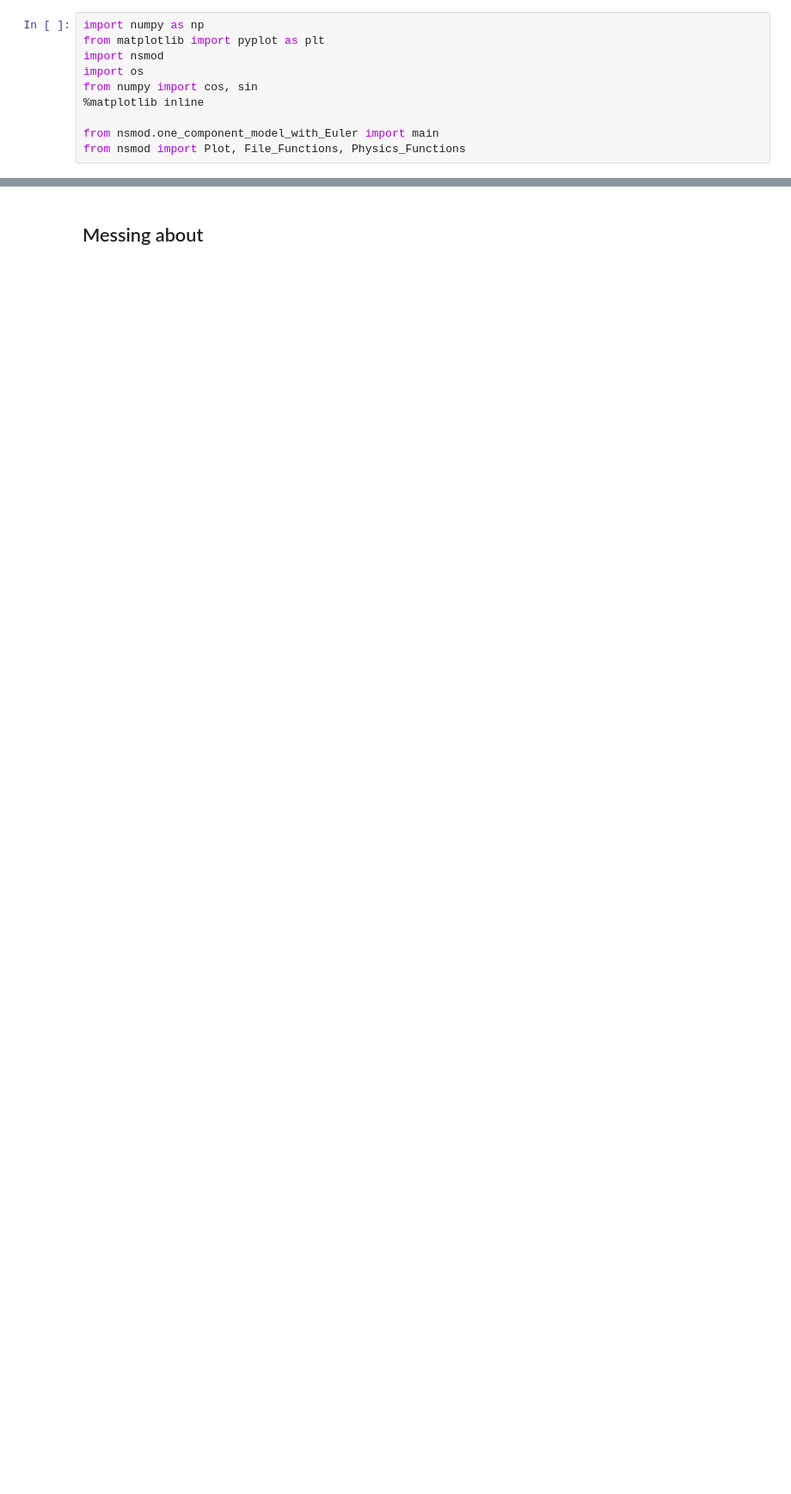
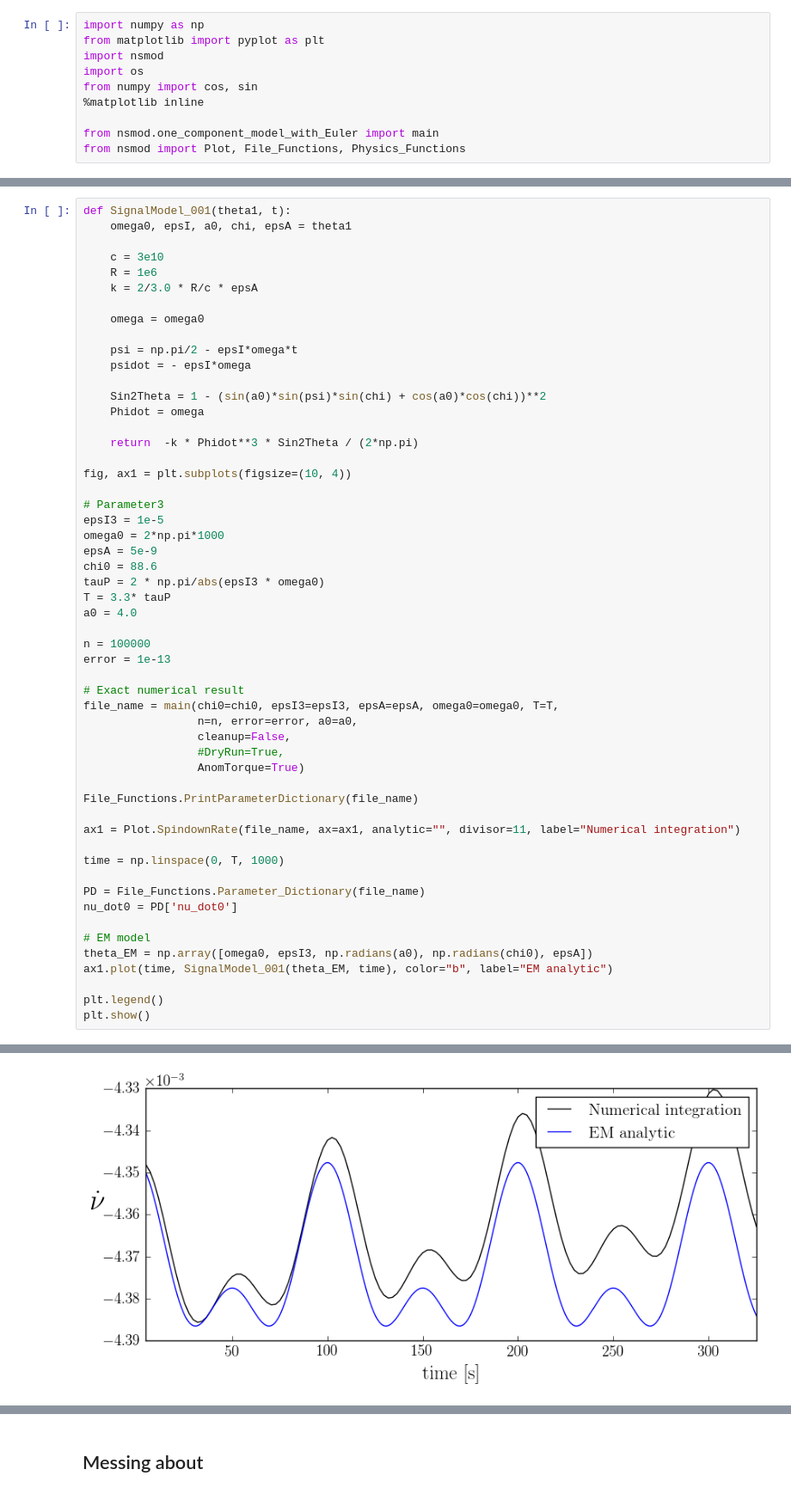
Before and after one commit to GregoryAshton/neutron_star_modelling, a Jupyter notebook: SpindownRate/Investigations.ipynb, the cells around one changed output, grey strips where cells are left out. Shown at 86% size. Cells and saved outputs as stored; diff of their text form; blank space fills up the shorter version.

```diff
--- a/SpindownRate/Investigations.ipynb
+++ b/SpindownRate/Investigations.ipynb
@@ -10,0 +21,55 @@ from nsmod import Plot, File_Functions, Physics_Functions
+# %%
+def SignalModel_001(theta1, t):
+    omega0, epsI, a0, chi, epsA = theta1
+
+    c = 3e10
+    R = 1e6
+    k = 2/3.0 * R/c * epsA
+
+    omega = omega0
+
+    psi = np.pi/2 - epsI*omega*t
+    psidot = - epsI*omega
+
+    Sin2Theta = 1 - (sin(a0)*sin(psi)*sin(chi) + cos(a0)*cos(chi))**2
+    Phidot = omega
+
+    return  -k * Phidot**3 * Sin2Theta / (2*np.pi)
+
+fig, ax1 = plt.subplots(figsize=(10, 4))
+
+# Parameter3
+epsI3 = 1e-5
+omega0 = 2*np.pi*1000
+epsA = 5e-9
+chi0 = 88.6
+tauP = 2 * np.pi/abs(epsI3 * omega0)
+T = 3.3* tauP
+a0 = 4.0
+
+n = 100000
+error = 1e-13
+
+# Exact numerical result
+file_name = main(chi0=chi0, epsI3=epsI3, epsA=epsA, omega0=omega0, T=T,
+                 n=n, error=error, a0=a0,
+                 cleanup=False,
+                 #DryRun=True,
+                 AnomTorque=True)
+
+File_Functions.PrintParameterDictionary(file_name)
+
+ax1 = Plot.SpindownRate(file_name, ax=ax1, analytic="", divisor=11, label="Numerical integration")
+
+time = np.linspace(0, T, 1000)
+
+PD = File_Functions.Parameter_Dictionary(file_name)
+nu_dot0 = PD['nu_dot0']
+
+# EM model
+theta_EM = np.array([omega0, epsI3, np.radians(a0), np.radians(chi0), epsA])
+ax1.plot(time, SignalModel_001(theta_EM, time), color="b", label="EM analytic")
+
+plt.legend()
+plt.show()
+# %% [output]
@@ -10,0 +93 @@ from nsmod import Plot, File_Functions, Physics_Functions
+[figure, added]
```
Also changed, not shown: parts of 14 cells of this notebook.
